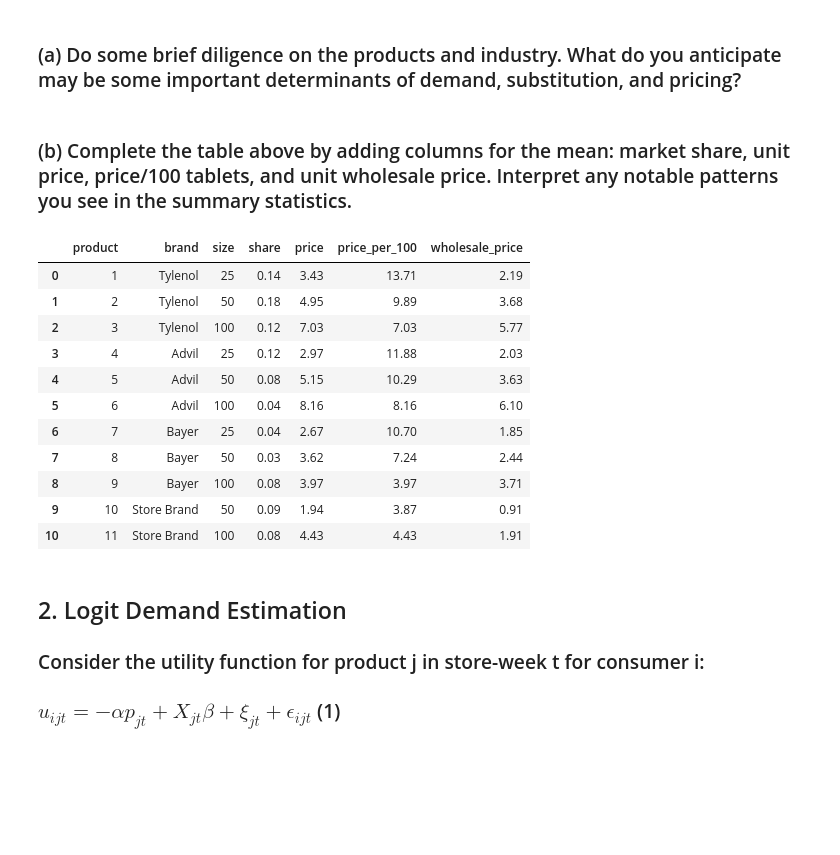
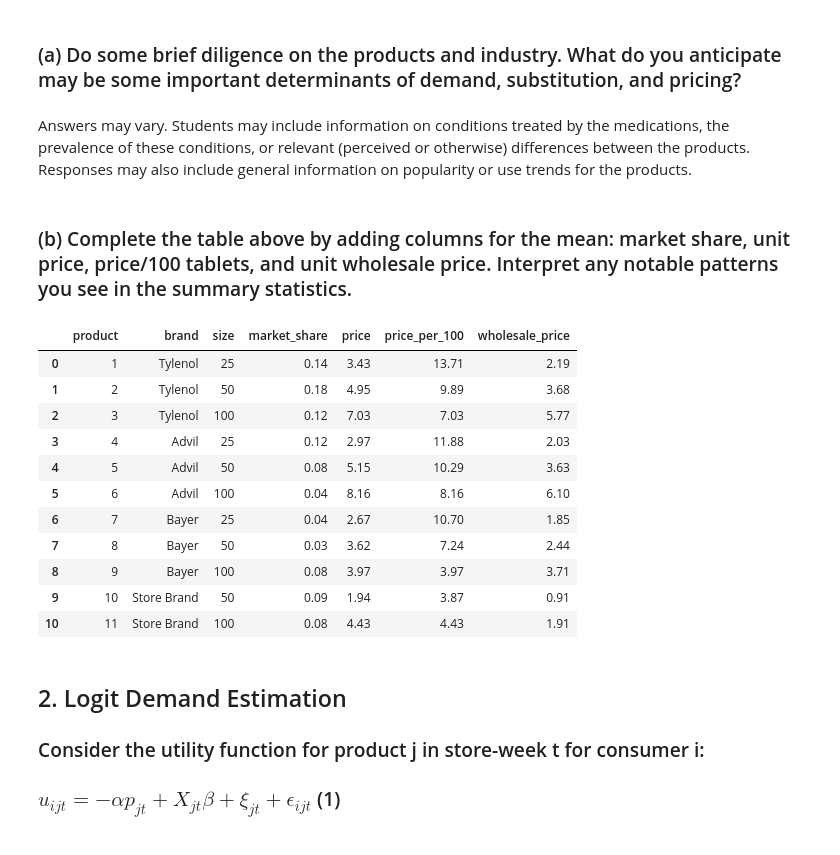
Before and after one commit to michaela-philip/junk-drawer, a Jupyter notebook: cba/ps1.ipynb, the cells around one changed output. Drawn from its saved outputs; the diff is of its cells as text; code cells hidden in the pictures; blank space fills up the shorter version.

```diff
--- a/cba/ps1.ipynb
+++ b/cba/ps1.ipynb
@@ -7,6 +4,8 @@
 ## 1. Sum Stats and Institutional Details
 # %% [markdown]
 ### (a) Do some brief diligence on the products and industry. What do you anticipate may be some important determinants of demand, substitution, and pricing?
+# %% [markdown]
+Answers may vary. Students may include information on conditions treated by the medications, the prevalence of these conditions, or relevant (perceived or otherwise) differences between the products. Responses may also include general information on popularity or use trends for the products.
 # %% [markdown]
 ### (b) Complete the table above by adding columns for the mean: market share, unit price, price/100 tablets, and unit wholesale price. Interpret any notable patterns you see in the summary statistics.
 # %%
@@ -37,37 +37,37 @@ brand_names = {
     4: 'Advil',
     5: 'Advil',
     6: 'Advil',
     7: 'Bayer',
     8: 'Bayer',
     9: 'Bayer',
     10: 'Store Brand',
     11: 'Store Brand'}
 
 size = {
     1: 25,
     2: 50,
     3: 100,
     4: 25,
     5:  50,
     6: 100,
     7: 25,
     8: 50,
     9: 100,
     10: 50,
     11: 100
 }
 
 summary['brand'] = summary['product'].map(brand_names)
 summary['size'] = summary['product'].map(size)
 
-summary['share'] = summary['total_sales'] / (summary['total_sales'].sum())
+summary['market_share'] = summary['total_sales'] / (summary['total_sales'].sum())
 summary['price_per_100'] = (summary['price'] / summary['size']) * 100
 
 #reorder columns and round for clarity
-summary = summary[['product', 'brand', 'size', 'share', 'price', 'price_per_100', 'wholesale_price']].round(2)
-summary
+table_1 = summary[['product', 'brand', 'size', 'market_share', 'price', 'price_per_100', 'wholesale_price']].round(2)
+table_1
 # %% [output]
-|  | product | brand | size | share | price | price_per_100 | wholesale_price |
+|  | product | brand | size | market_share | price | price_per_100 | wholesale_price |
 | 0 | 1 | Tylenol | 25 | 0.14 | 3.43 | 13.71 | 2.19 |
 | 1 | 2 | Tylenol | 50 | 0.18 | 4.95 | 9.89 | 3.68 |
 | 2 | 3 | Tylenol | 100 | 0.12 | 7.03 | 7.03 | 5.77 |
```
Also changed, not shown: parts of 18 cells of this notebook.
